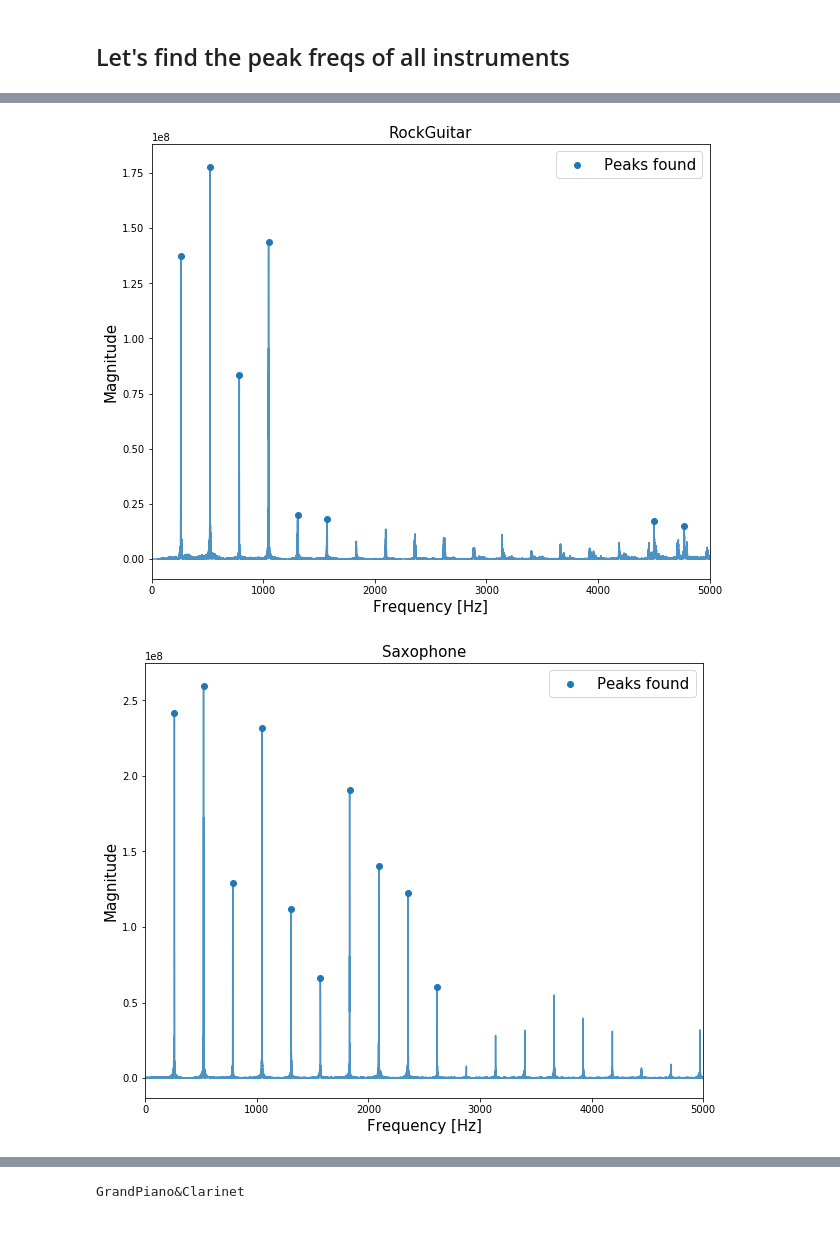
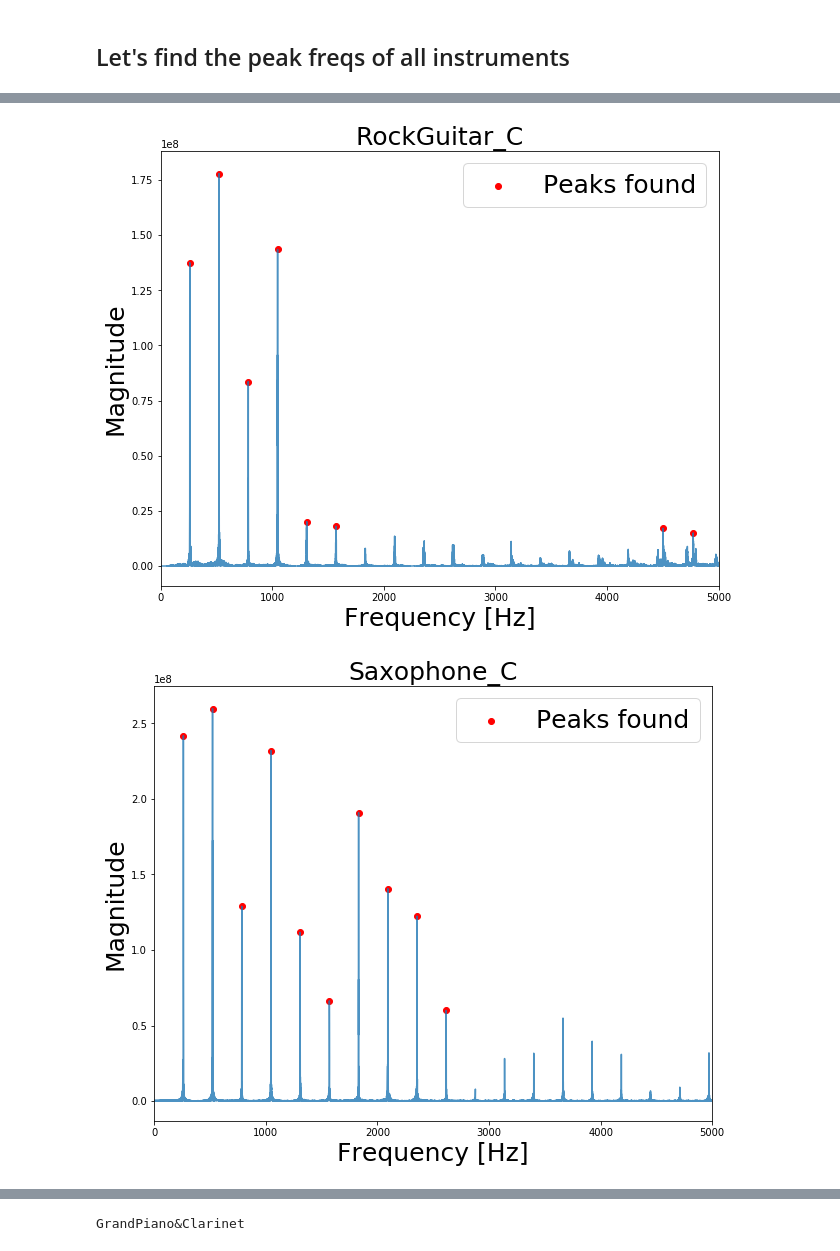
Before and after one commit to AM205-Final-Project/InstrumentClassification, a Jupyter notebook: Trial.ipynb, the cells around one changed output, grey strips where cells are left out. Cells and saved outputs as stored; diff of their text form; code cells hidden in the pictures.

Commit message:
Cleaning Trial and making the figures bit niceeeeer

```diff
--- a/Trial.ipynb
+++ b/Trial.ipynb
@@ -210,19 +87,0 @@ RockGuitar_C
-# %%
-plt.figure()
-instrument = instruments[7]
-print(instrument)
-fs, data = wavfile.read('sounds/'+instrument[:-2]+'.wav') # load the data
-freqs[instrument] = fs
-
-# sample selected = 1 to 2 sec
-start = 0*fs
-end = 4*fs
-samples[instrument] = data.T[0][start:end]
-t_length = data.shape[0]
-plt.plot(np.linspace(0,t_length/fs, t_length), data.T[0], label = 'Entire recording')
-plt.plot(np.linspace(start/fs, end/fs, (end-start)), samples[instrument], label = 'Selected sample')
-plt.title(instrument + ' in Time domain', fontsize = 15)
-plt.xlabel('Time [s]', fontsize = 15)
-plt.ylabel('Magnitude', fontsize = 15)
-plt.legend(fontsize = 15)
-plt.show()
@@ -613,11 +426,27 @@ for instrument in instruments:
     plt.plot(np.linspace(0,fs, len(c)), abs(c), alpha = 0.8)
     top_freq, top_magn = peak_finding(fs, abs(c))
     dict_peaks[instrument] = top_freq
-    plt.scatter(top_freq, top_magn, label = 'Peaks found')
-    plt.title(instrument, fontsize = 15)
-    plt.xlabel('Frequency [Hz]', fontsize = 15)
-    plt.ylabel('Magnitude', fontsize = 15)
-    plt.legend(fontsize= 15)
+    plt.scatter(top_freq, top_magn, label = 'Peaks found', c = 'red')
+    plt.title(instrument, fontsize = 25)
+    plt.xlabel('Frequency [Hz]', fontsize = 25)
+    plt.ylabel('Magnitude', fontsize = 25)
+    plt.legend(fontsize= 25)
     plt.xlim(0,5000)
     plt.show()
+
+for instrument in mix_samples.keys():
+    sample = mix_samples[instrument]
+    #b=[(ele/2**8.)*2-1 for ele in sample] # this is 8-bit track, b is now normalized on [-1,1)
+    c = rfft(sample) # calculate fourier transform (complex numbers list)
+    plt.figure(figsize = (10,8))
+    plt.plot(np.linspace(0,fs, len(c)), abs(c), alpha = 0.8)
+    top_freq, top_magn = peak_finding(fs, abs(c))
+    dict_peaks[instrument] = top_freq
+    plt.scatter(top_freq, top_magn, label = 'Peaks found', c = 'red')
+    plt.title(instrument, fontsize = 25)
+    plt.xlabel('Frequency [Hz]', fontsize = 25)
+    plt.ylabel('Magnitude', fontsize = 25)
+    plt.legend(fontsize= 25)
+    plt.xlim(0,5000)
+    plt.show()
 # %% [output]
@@ -630,2 +459,2 @@ for instrument in instruments:
-[figure, old version]
+[figure, new version]
-[figure, old version]
+[figure, new version]
```
Also changed, not shown: parts of 18 cells of this notebook.
